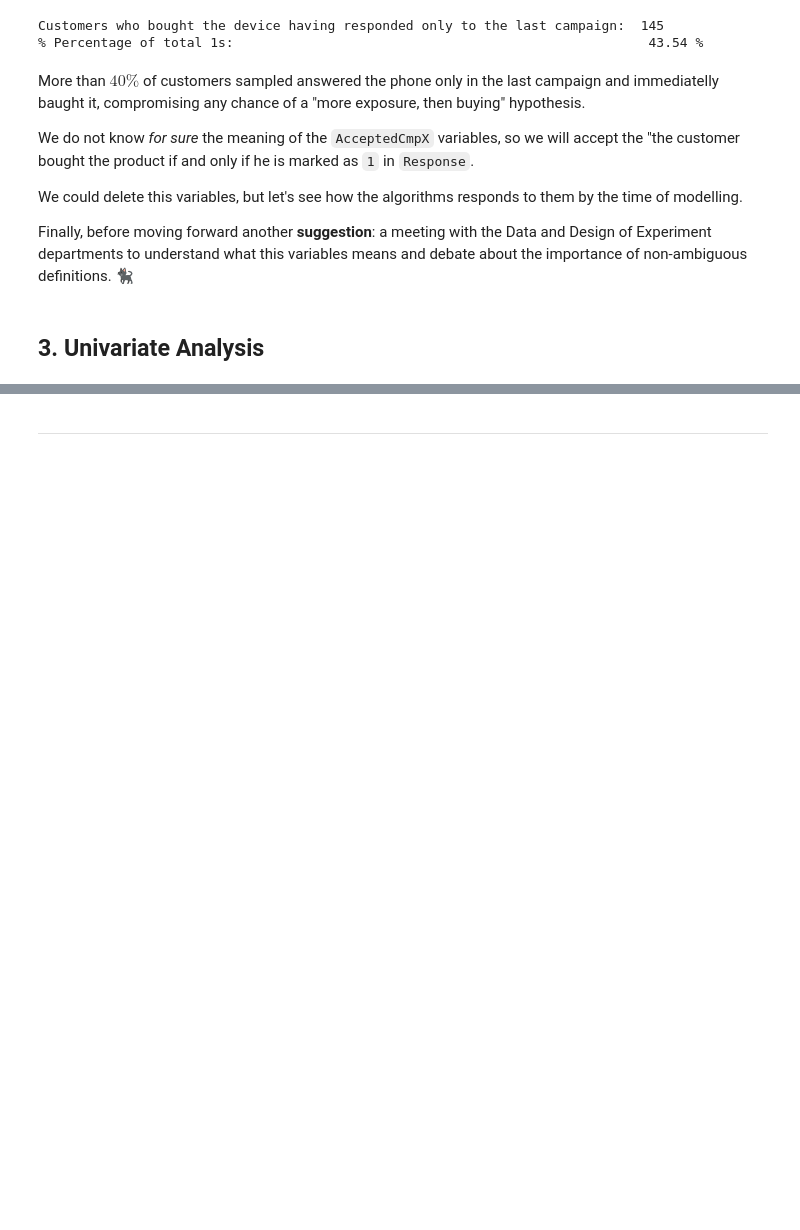
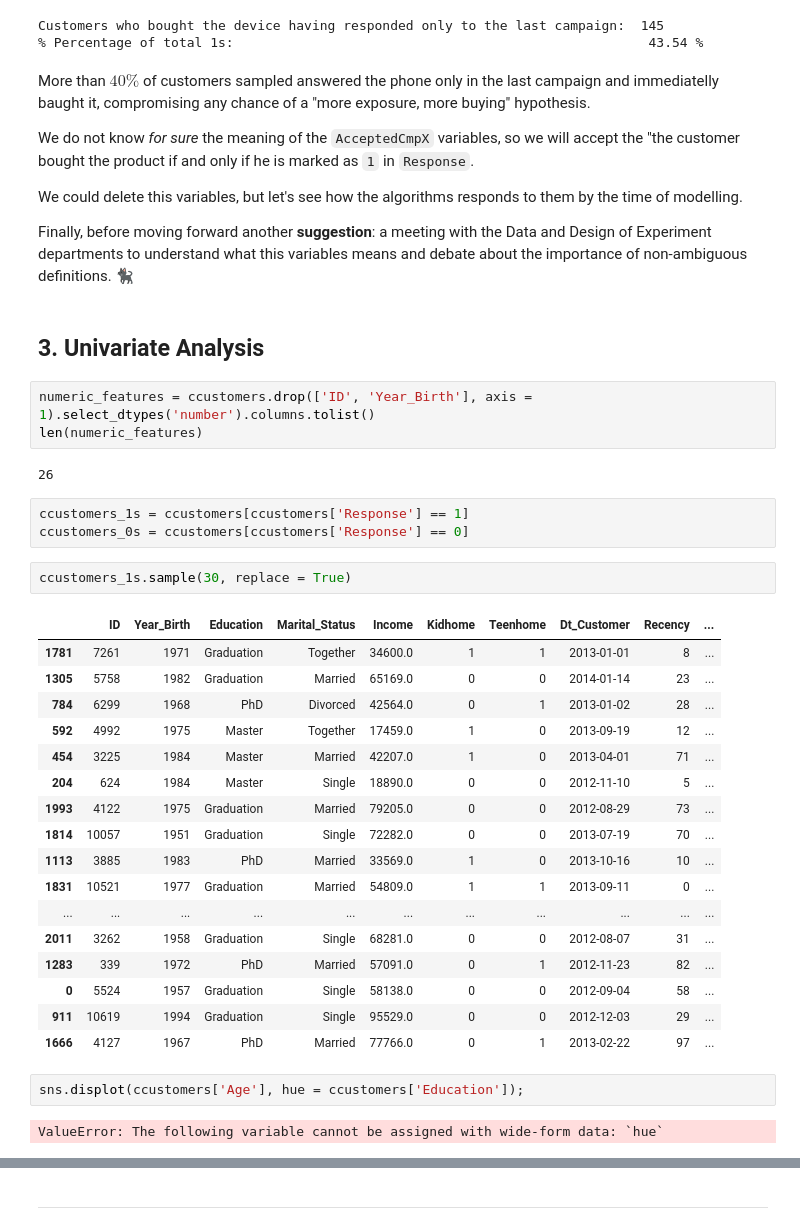
Before and after one commit to renanfmoises/consumer-behavior-analytics, a Jupyter notebook: notebooks/02. Consumer Behavior Analytics - Data Analysis.ipynb, the cells around one changed output, grey strips where cells are left out. Cells and saved outputs as stored; diff of their text form; blank space fills up the shorter version.

```diff
--- a/notebooks/02. Consumer Behavior Analytics - Data Analysis.ipynb
+++ b/notebooks/02. Consumer Behavior Analytics - Data Analysis.ipynb
@@ -536,7 +536,7 @@ print("% Percentage of total 1s:
 Customers who bought the device having responded only to the last campaign:  145
 % Percentage of total 1s:                                                     43.54 %
 # %% [markdown]
-More than $40 \%$ of customers sampled answered the phone only in the last campaign and immediatelly baught it, compromising any chance of a "more exposure, then buying" hypothesis.
+More than $40 \%$ of customers sampled answered the phone only in the last campaign and immediatelly baught it, compromising any chance of a "more exposure, more buying" hypothesis.
 
 We do not know _for sure_ the meaning of the `AcceptedCmpX` variables, so we will accept the "the customer bought the product if and only if he is marked as `1` in `Response`.
 
@@ -545,3 +545,35 @@ We could delete this variables, but let's see how the algorithms responds to the
 Finally, before moving forward another **suggestion**: a meeting with the Data and Design of Experiment departments to understand what this variables means and debate about the importance of non-ambiguous definitions. 🐈‍⬛
 # %% [markdown]
 ## 3. Univariate Analysis
+# %%
+numeric_features = ccustomers.drop(['ID', 'Year_Birth'], axis = 1).select_dtypes('number').columns.tolist()
+len(numeric_features)
+# %% [output]
+26
+# %%
+ccustomers_1s = ccustomers[ccustomers['Response'] == 1]
+ccustomers_0s = ccustomers[ccustomers['Response'] == 0]
+# %%
+ccustomers_1s.sample(30, replace = True)
+# %% [output]
+|  | ID | Year_Birth | Education | Marital_Status | Income | Kidhome | Teenhome | Dt_Customer | Recency | ... |
+| 1781 | 7261 | 1971 | Graduation | Together | 34600.0 | 1 | 1 | 2013-01-01 | 8 | ... |
+| 1305 | 5758 | 1982 | Graduation | Married | 65169.0 | 0 | 0 | 2014-01-14 | 23 | ... |
+| 784 | 6299 | 1968 | PhD | Divorced | 42564.0 | 0 | 1 | 2013-01-02 | 28 | ... |
+| 592 | 4992 | 1975 | Master | Together | 17459.0 | 1 | 0 | 2013-09-19 | 12 | ... |
+| 454 | 3225 | 1984 | Master | Married | 42207.0 | 1 | 0 | 2013-04-01 | 71 | ... |
+| 204 | 624 | 1984 | Master | Single | 18890.0 | 0 | 0 | 2012-11-10 | 5 | ... |
+| 1993 | 4122 | 1975 | Graduation | Married | 79205.0 | 0 | 0 | 2012-08-29 | 73 | ... |
+| 1814 | 10057 | 1951 | Graduation | Single | 72282.0 | 0 | 0 | 2013-07-19 | 70 | ... |
+| 1113 | 3885 | 1983 | PhD | Married | 33569.0 | 1 | 0 | 2013-10-16 | 10 | ... |
+| 1831 | 10521 | 1977 | Graduation | Married | 54809.0 | 1 | 1 | 2013-09-11 | 0 | ... |
+| ... | ... | ... | ... | ... | ... | ... | ... | ... | ... | ... |
+| 2011 | 3262 | 1958 | Graduation | Single | 68281.0 | 0 | 0 | 2012-08-07 | 31 | ... |
+| 1283 | 339 | 1972 | PhD | Married | 57091.0 | 0 | 1 | 2012-11-23 | 82 | ... |
+| 0 | 5524 | 1957 | Graduation | Single | 58138.0 | 0 | 0 | 2012-09-04 | 58 | ... |
+| 911 | 10619 | 1994 | Graduation | Single | 95529.0 | 0 | 0 | 2012-12-03 | 29 | ... |
+| 1666 | 4127 | 1967 | PhD | Married | 77766.0 | 0 | 1 | 2013-02-22 | 97 | ... |
+# %%
+sns.displot(ccustomers['Age'], hue = ccustomers['Education']);
+# %% [output]
+ValueError: The following variable cannot be assigned with wide-form data: `hue`
```
Also changed, not shown: parts of 2 cells of this notebook.
